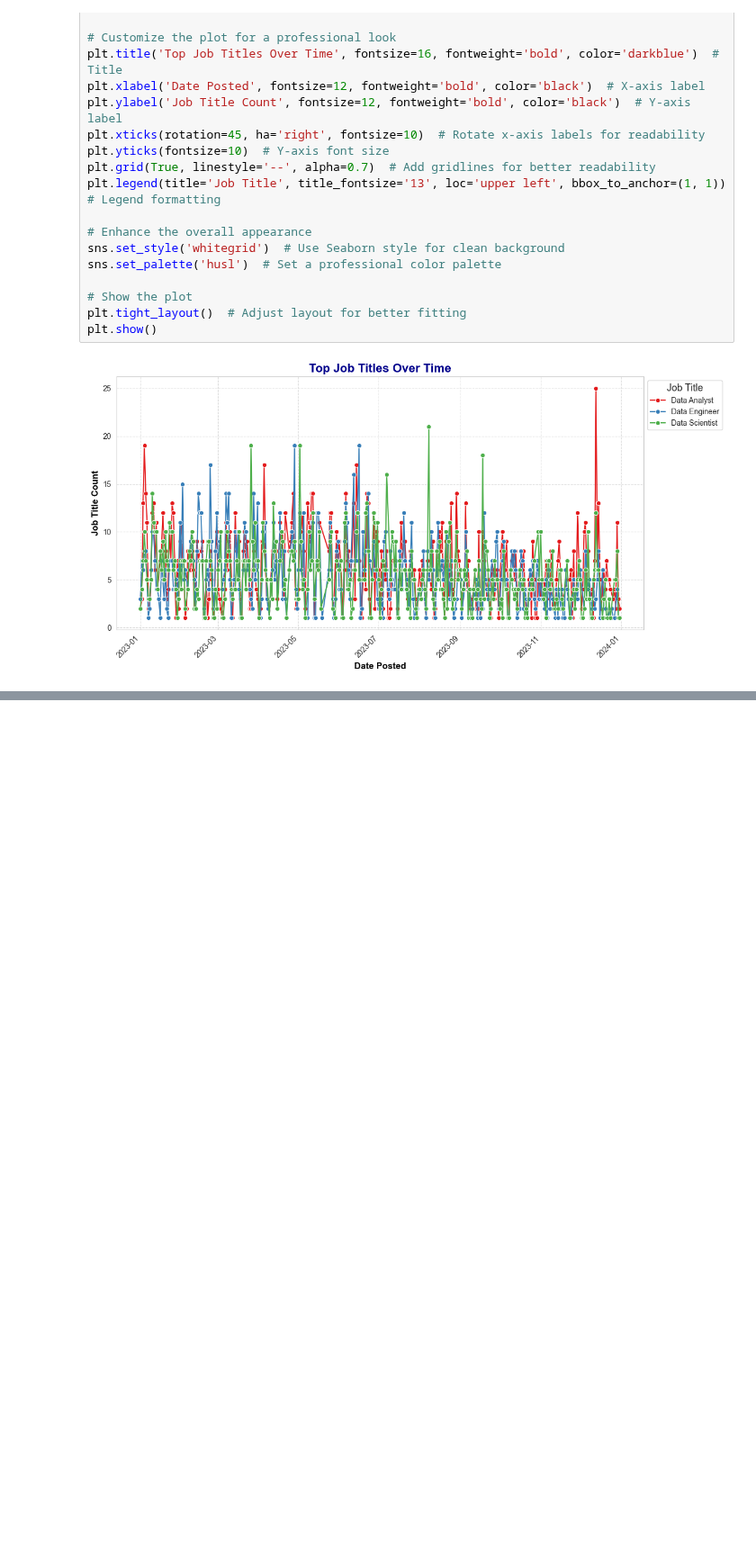
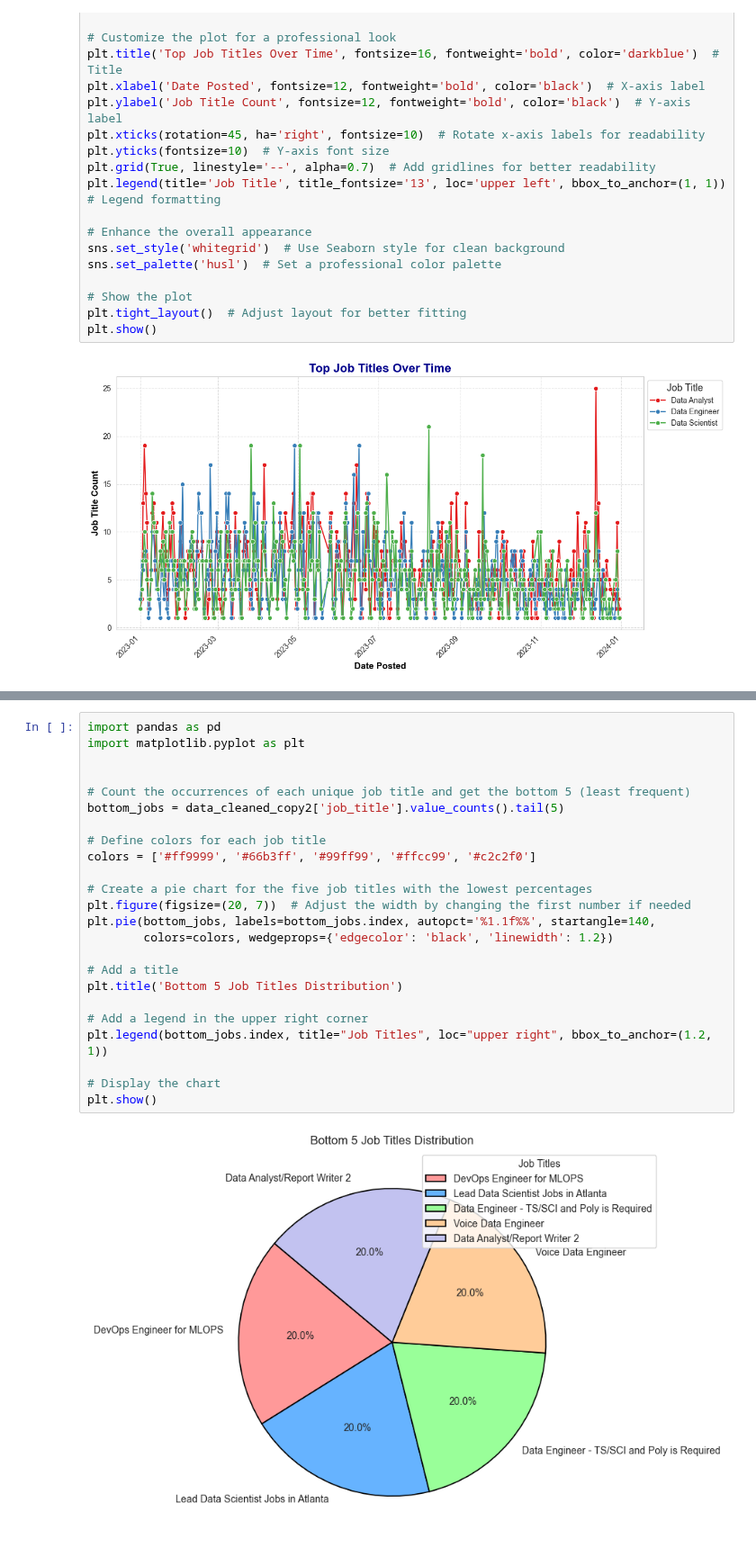
Before and after one commit to Malinda1/data-job-analysis, a Jupyter notebook: data_job_analysis.ipynb, the cells around one changed output, grey strips where cells are left out. Shown at 90% size. Drawn from its saved outputs; the diff is of its cells as text; blank space fills up the shorter version.

```diff
--- a/data_job_analysis.ipynb
+++ b/data_job_analysis.ipynb
@@ -442,0 +451,26 @@ plt.show()
+# %%
+import pandas as pd
+import matplotlib.pyplot as plt
+
+
+# Count the occurrences of each unique job title and get the bottom 5 (least frequent)
+bottom_jobs = data_cleaned_copy2['job_title'].value_counts().tail(5)
+
+# Define colors for each job title
+colors = ['#ff9999', '#66b3ff', '#99ff99', '#ffcc99', '#c2c2f0']
+
+# Create a pie chart for the five job titles with the lowest percentages
+plt.figure(figsize=(20, 7))  # Adjust the width by changing the first number if needed
+plt.pie(bottom_jobs, labels=bottom_jobs.index, autopct='%1.1f%%', startangle=140,
+        colors=colors, wedgeprops={'edgecolor': 'black', 'linewidth': 1.2})
+
+# Add a title
+plt.title('Bottom 5 Job Titles Distribution')
+
+# Add a legend in the upper right corner
+plt.legend(bottom_jobs.index, title="Job Titles", loc="upper right", bbox_to_anchor=(1.2, 1))
+
+# Display the chart
+plt.show()
+# %% [output]
+[figure, added]
```
Also changed, not shown: parts of 3 cells of this notebook.
